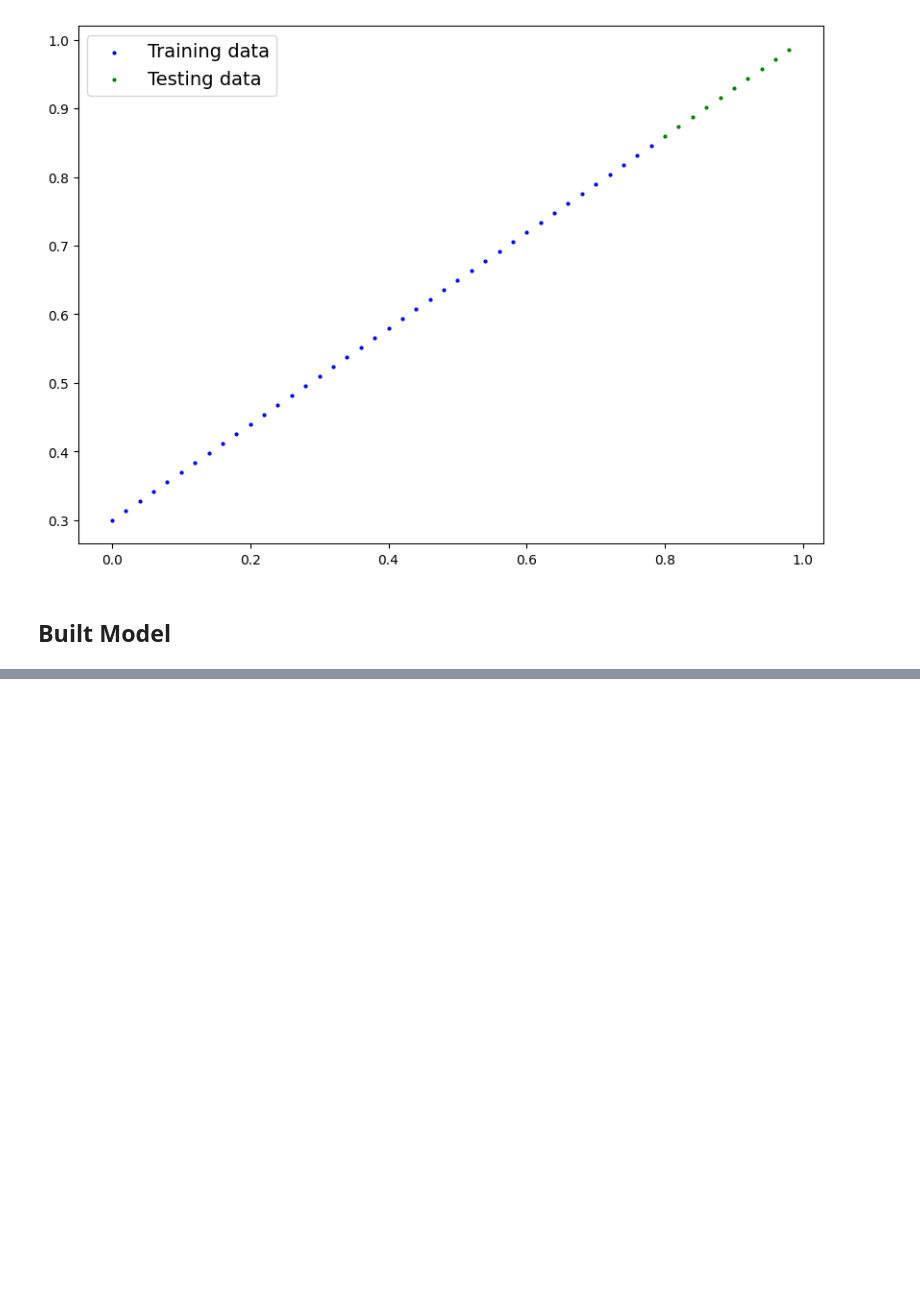
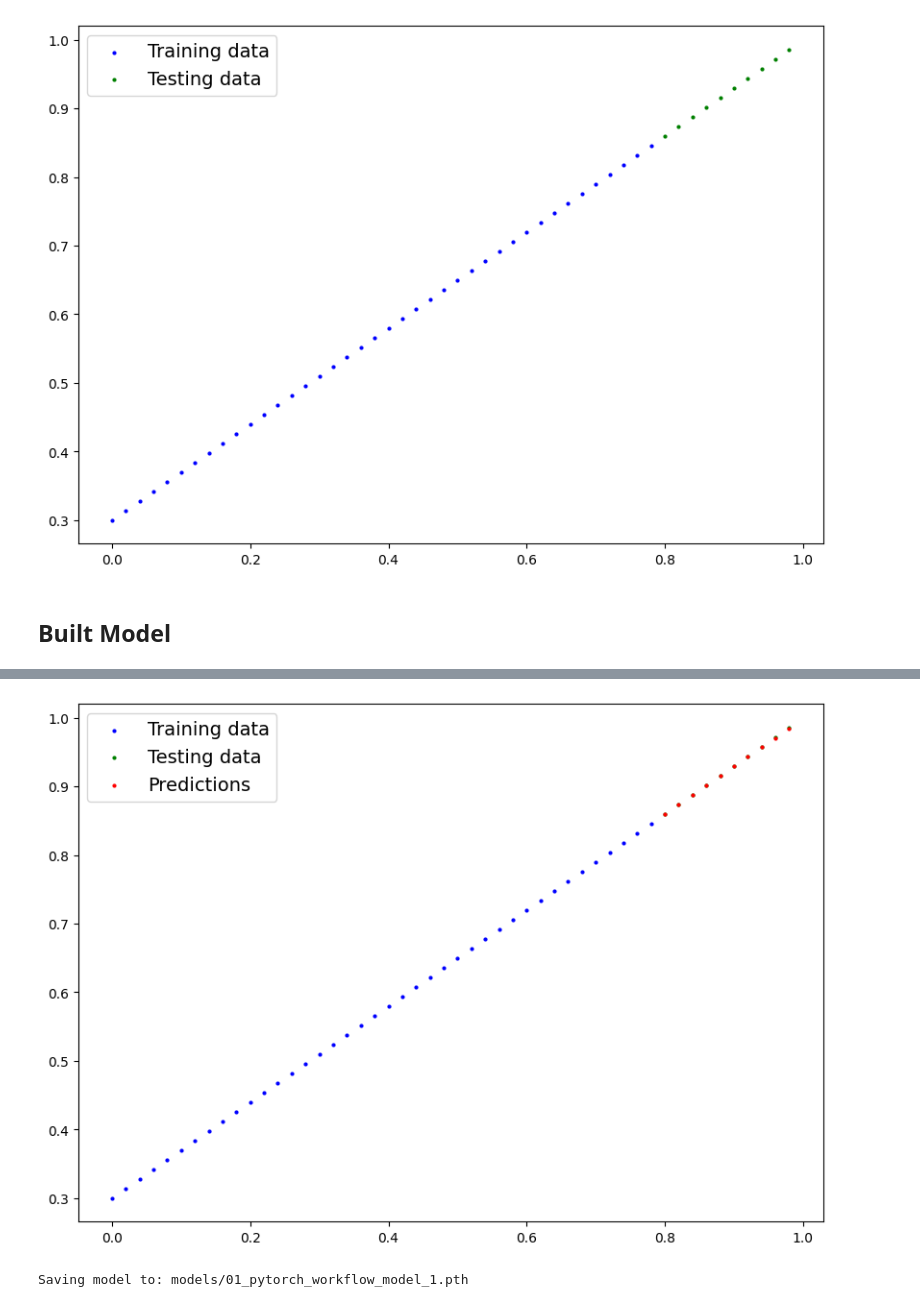
Before and after one commit to sachinthadilshann/pytorch_youtube_course_by_DanielBourke, a Jupyter notebook: 01_PyTorch_Workflow_Fundamentals.ipynb, the cells around one changed output, grey strips where cells are left out. Saved outputs shown, nothing was run; the diff lists cells and outputs as text; code cells hidden in the pictures; blank space fills up the shorter version.

```diff
--- a/01_PyTorch_Workflow_Fundamentals.ipynb
+++ b/01_PyTorch_Workflow_Fundamentals.ipynb
@@ -94,0 +412,12 @@ class LinearRegressionModelV1(nn.Module):
+# %%
+class LinearRegressionModelV2(nn.Module):
+  def __init__(self):
+    super().__init__()
+    self.linear_layer = nn.Linear(in_features=1,
+                                  out_features=1)
+
+  def forward(self, x: torch.Tensor)  ->  torch.Tensor:
+    return self.linear_layer(x)
+
+model_1 = LinearRegressionModelV1()
+model_1,model_1.state_dict()
@@ -94,0 +444,21 @@ class LinearRegressionModelV1(nn.Module):
+# %%
+loss_fn = nn.L1Loss()
+optimizer = torch.optim.SGD(params=model_1.parameters(),
+                            lr=0.01)
+# %%
+epochs = 200
+for epochs in range(epochs):
+  model_1.train()
+  y_pred = model_1(X_train)
+  loss = loss_fn(y_pred,y_train)
+  optimizer.zero_grad()
+  loss.backward()
+  optimizer.step()
+  model_1.eval()
+
+  with torch.inference_mode():
+    test_pred = model_1(X_test)
+    test_loss = loss_fn(test_pred,y_test)
+
+  if epochs % 10 == 0:
+    print(f"Epoch: {epochs} | Loss: {loss} | Test Loss: {test_loss}")
@@ -94,0 +486,7 @@ class LinearRegressionModelV1(nn.Module):
+# %%
+model_1.eval()
+
+with torch.inference_mode():
+  y_preds = model_1(X_test)
+
+y_preds
@@ -94,0 +504,17 @@ class LinearRegressionModelV1(nn.Module):
+# %%
+plot_predictions(predictions=y_preds)
+# %% [output]
+[figure, added]
+# %%
+from pathlib import Path
+
+MODEL_PATH = Path("models")
+MODEL_PATH.mkdir(parents=True, exist_ok=True)
+MODEL_NAME = "01_pytorch_workflow_model_1.pth"
+MODEL_SAVE_PATH = MODEL_PATH / MODEL_NAME
+
+torch.save(obj=model_1.state_dict(),f=MODEL_SAVE_PATH)
+
+print(f"Saving model to: {MODEL_SAVE_PATH}")
+# %% [output]
+Saving model to: models/01_pytorch_workflow_model_1.pth
```
Also changed, not shown: parts of 37 cells of this notebook.
